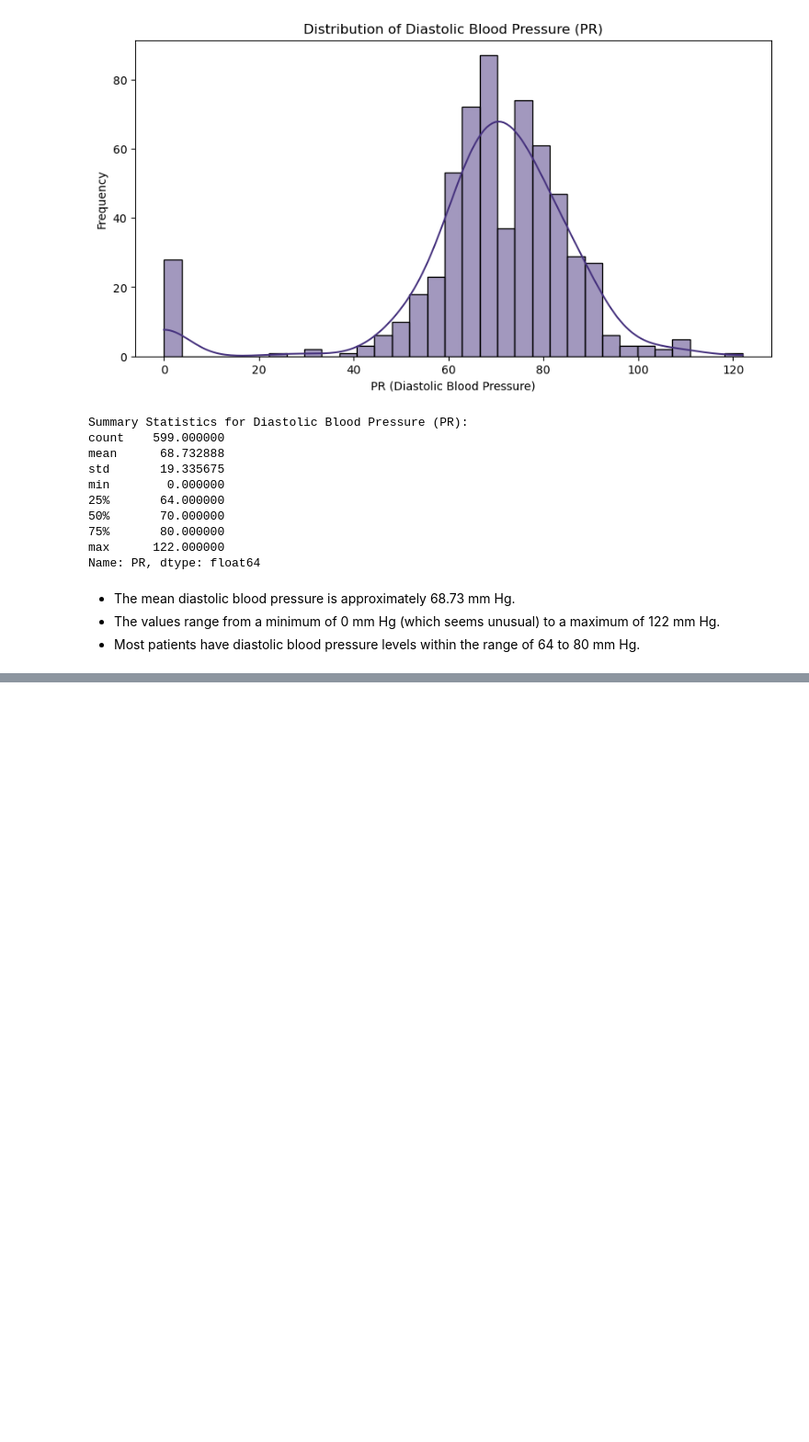
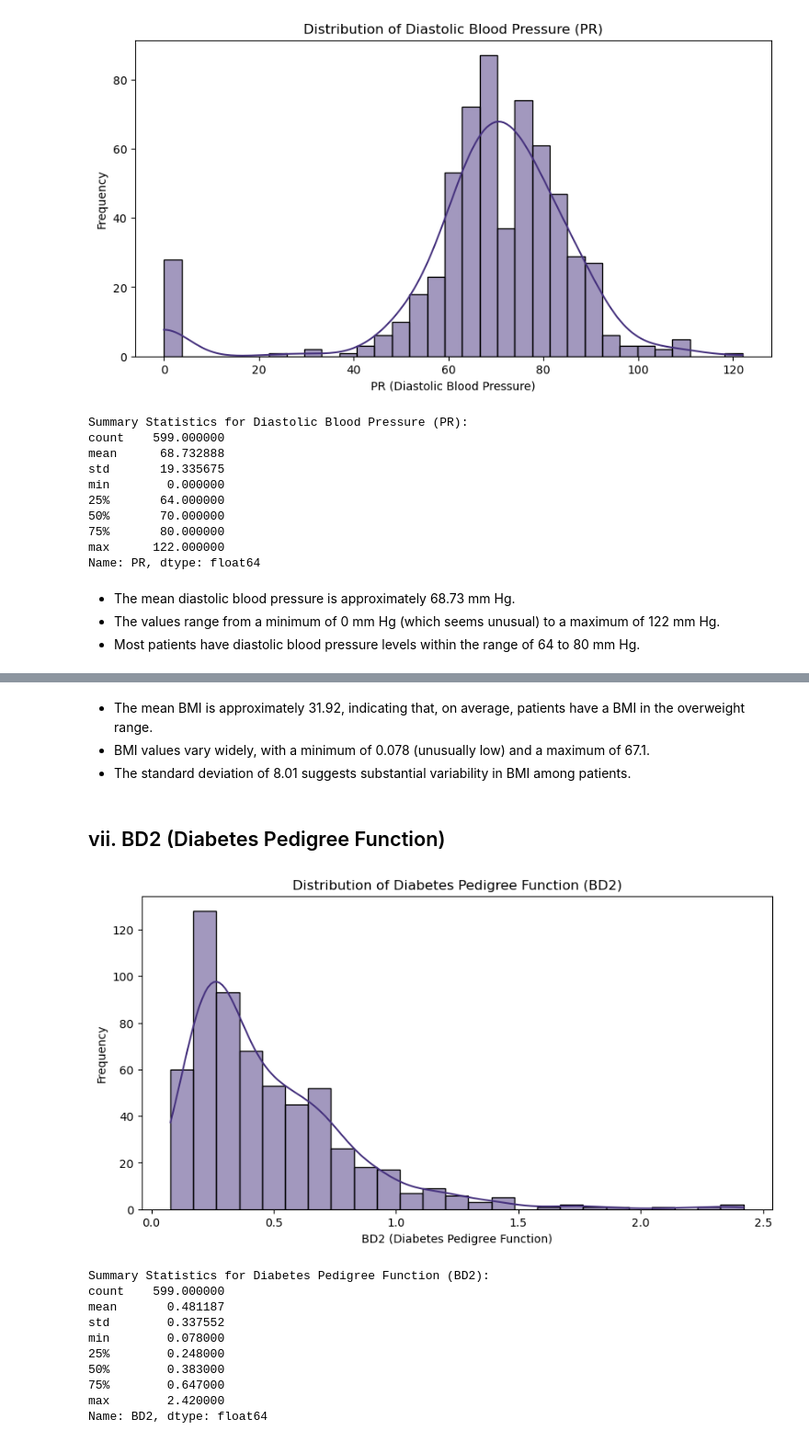
Before and after one commit to rasmodev/Sepsis-Classification-ML-Project-with-FastAPI-Deployment, a Jupyter notebook: Sepsis_ML_Prediction_&_Deployment_With_FastAPI.ipynb, the cells around one changed output, grey strips where cells are left out. Shown at 92% size. Saved outputs shown, nothing was run; the diff lists cells and outputs as text; code cells hidden in the pictures; blank space fills up the shorter version.

```diff
--- a/Sepsis_ML_Prediction_&_Deployment_With_FastAPI.ipynb
+++ b/Sepsis_ML_Prediction_&_Deployment_With_FastAPI.ipynb
@@ -418,0 +474,33 @@ ix. Insurance:
+# %% [markdown]
+- The mean BMI is approximately 31.92, indicating that, on average, patients have a BMI in the overweight range.
+- BMI values vary widely, with a minimum of 0.078 (unusually low) and a maximum of 67.1.
+- The standard deviation of 8.01 suggests substantial variability in BMI among patients.
+# %% [markdown]
+## vii. BD2 (Diabetes Pedigree Function)
+# %%
+# Extract the 'BD2' column
+bd2_values = train_df['BD2']
+
+# Plot a histogram with the viridis color palette
+plt.figure(figsize=(10, 5))
+sns.histplot(bd2_values, kde=True, color=sns.color_palette('viridis')[0])
+plt.title('Distribution of Diabetes Pedigree Function (BD2)')
+plt.xlabel('BD2 (Diabetes Pedigree Function)')
+plt.ylabel('Frequency')
+plt.show()
+
+# Summary statistics
+print('Summary Statistics for Diabetes Pedigree Function (BD2):')
+print(bd2_values.describe())
+# %% [output]
+[figure, added]
+Summary Statistics for Diabetes Pedigree Function (BD2):
+count    599.000000
+mean       0.481187
+std        0.337552
+min        0.078000
+25%        0.248000
+50%        0.383000
+75%        0.647000
+max        2.420000
+Name: BD2, dtype: float64
```
Also changed, not shown: parts of 16 cells of this notebook.
